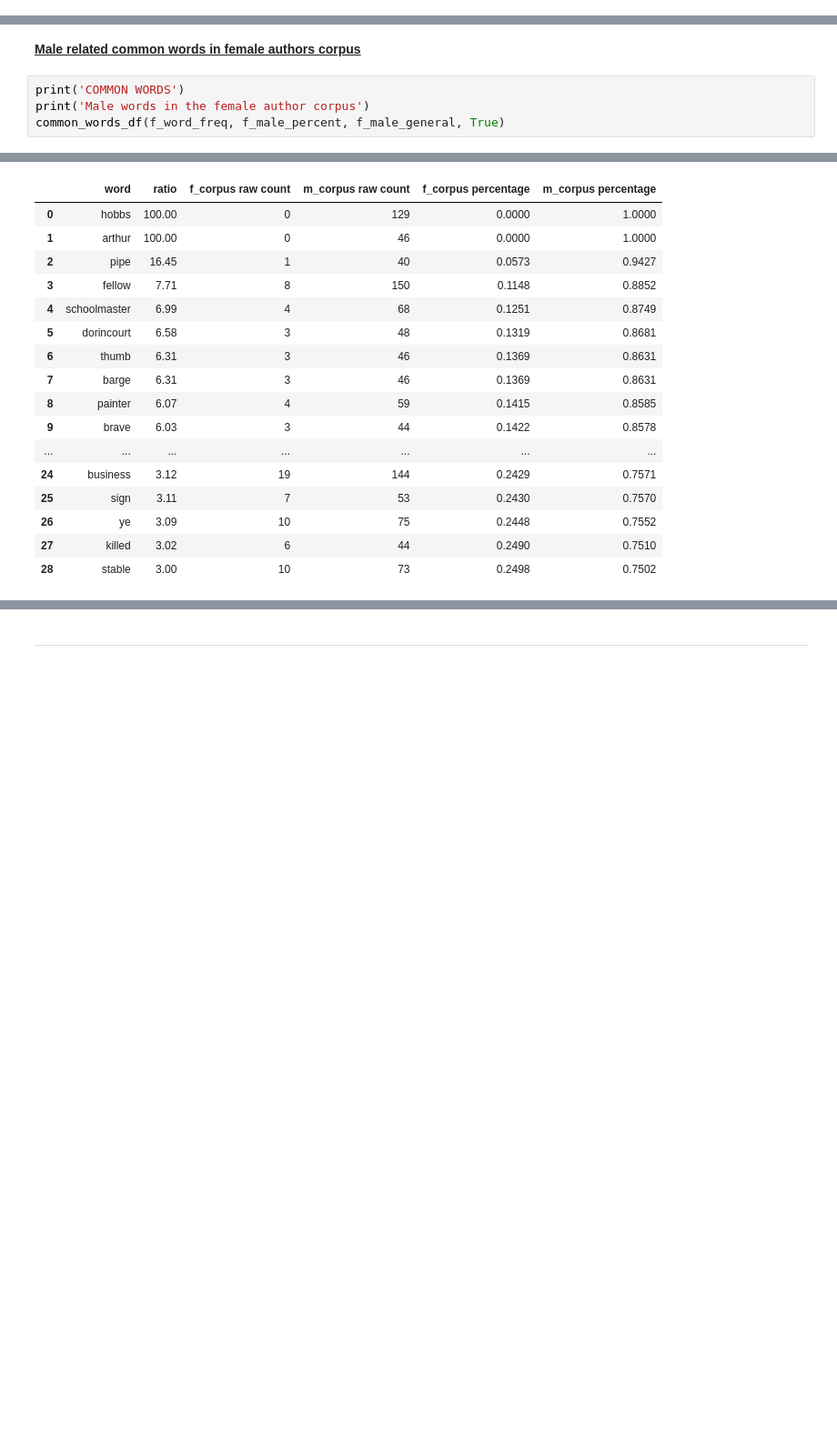
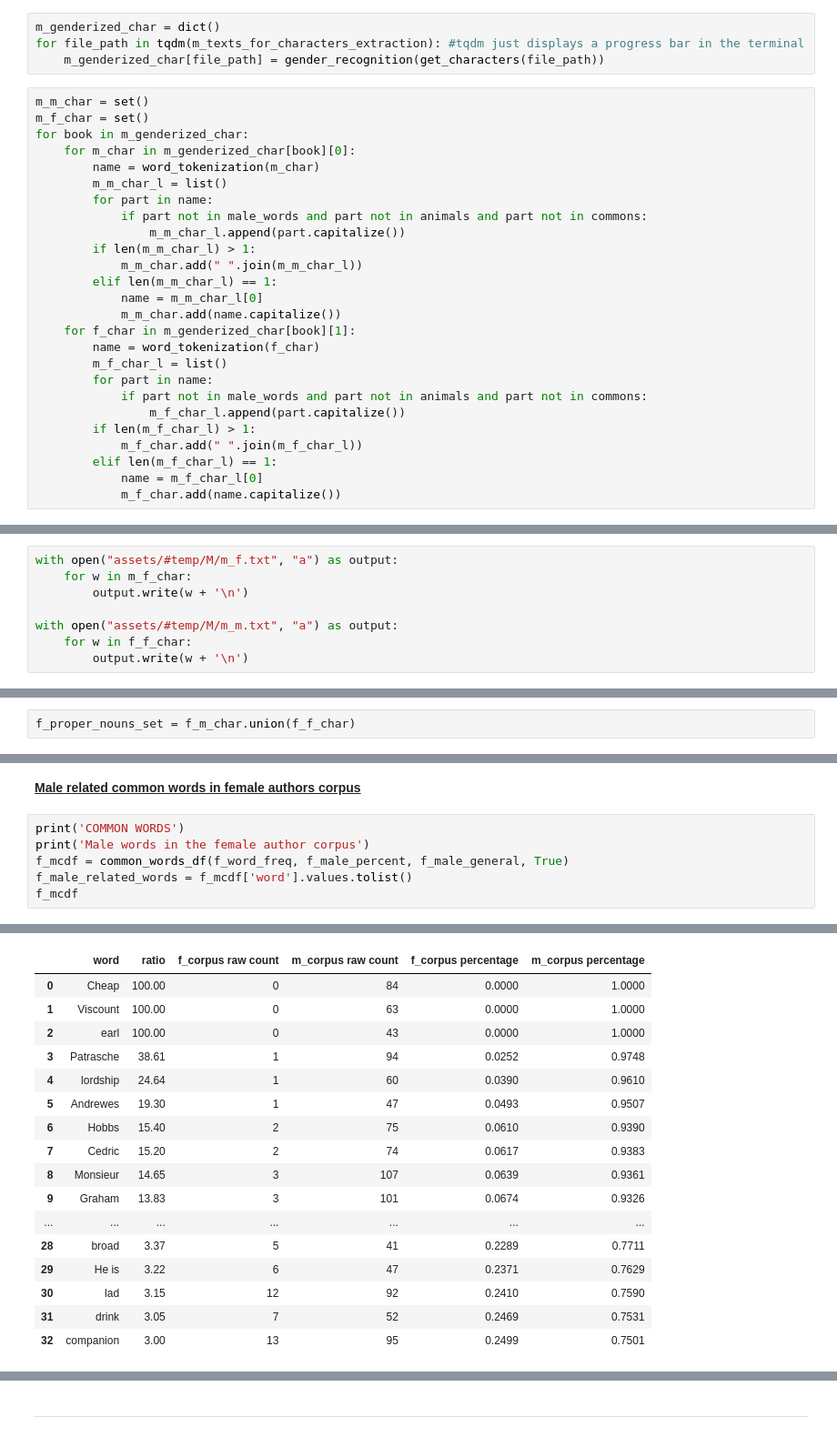
Before and after one commit to gobbykid/corpora_analytics, a Jupyter notebook: analytics.ipynb, the cells around one changed output, grey strips where cells are left out. Shown at 91% size. Drawn from its saved outputs; the diff is of its cells as text; blank space fills up the shorter version.

```diff
--- a/analytics.ipynb
+++ b/analytics.ipynb
@@ -266,0 +350,30 @@ common_ws_list = set(common_ws_list)
+# %%
+m_genderized_char = dict()
+for file_path in tqdm(m_texts_for_characters_extraction): #tqdm just displays a progress bar in the terminal
+    m_genderized_char[file_path] = gender_recognition(get_characters(file_path))
+# %%
+m_m_char = set()
+m_f_char = set()
+for book in m_genderized_char:
+    for m_char in m_genderized_char[book][0]:
+        name = word_tokenization(m_char)
+        m_m_char_l = list()
+        for part in name:
+            if part not in male_words and part not in animals and part not in commons:
+                m_m_char_l.append(part.capitalize())
+        if len(m_m_char_l) > 1:
+            m_m_char.add(" ".join(m_m_char_l))
+        elif len(m_m_char_l) == 1:
+            name = m_m_char_l[0]
+            m_m_char.add(name.capitalize())
+    for f_char in m_genderized_char[book][1]:
+        name = word_tokenization(f_char)
+        m_f_char_l = list()
+        for part in name:
+            if part not in male_words and part not in animals and part not in commons:
+                m_f_char_l.append(part.capitalize())
+        if len(m_f_char_l) > 1:
+            m_f_char.add(" ".join(m_f_char_l))
+        elif len(m_f_char_l) == 1:
+            name = m_f_char_l[0]
+            m_f_char.add(name.capitalize())
@@ -266,0 +382,8 @@ common_ws_list = set(common_ws_list)
+# %%
+with open("assets/#temp/M/m_f.txt", "a") as output:
+    for w in m_f_char:
+        output.write(w + '\n')
+
+with open("assets/#temp/M/m_m.txt", "a") as output:
+    for w in f_f_char:
+        output.write(w + '\n')
@@ -638,6 +776,8 @@ f_proper_nouns_set
 Then, in order to display some statistics about the words used in gendered sentences, we first need to compute a list of the most <span style="color:#F7D6E0">common words in female and male sentences</span> that female authors tend to use inside the texts that compose the related corpus.</br>
 The easiest way to do that is to retrieve our sorted <i>word_freq</i> dictionaries and to take out from these the most common words from the '<u><i>female</i></u>' and '<u><i>male</i></u>' keys.</br>
 From such list we will need to take out all the words used together with a specific gender classification.
+# %%
+f_proper_nouns_set = f_m_char.union(f_f_char)
 # %%
 f_common_words=set([w for w in sorted (f_word_freq['female'],key=f_word_freq['female'].get,reverse=True)[:1000]]+
                     [w for w in sorted (f_word_freq['male'],key=f_word_freq['male'].get,reverse=True)[:1000]])
@@ -708,24 +863,26 @@ Female words in the female author corpus
 # %%
 print('COMMON WORDS')
 print('Male words in the female author corpus')
-common_words_df(f_word_freq, f_male_percent, f_male_general, True)
+f_mcdf = common_words_df(f_word_freq, f_male_percent, f_male_general, True)
+f_male_related_words = f_mcdf['word'].values.tolist()
+f_mcdf
 # %% [output]
 COMMON WORDS
 Male words in the female author corpus
 |  | word | ratio | f_corpus raw count | m_corpus raw count | f_corpus percentage | m_corpus percentage |
-| 0 | hobbs | 100.00 | 0 | 129 | 0.0000 | 1.0000 |
-| 1 | arthur | 100.00 | 0 | 46 | 0.0000 | 1.0000 |
-| 2 | pipe | 16.45 | 1 | 40 | 0.0573 | 0.9427 |
-| 3 | fellow | 7.71 | 8 | 150 | 0.1148 | 0.8852 |
-| 4 | schoolmaster | 6.99 | 4 | 68 | 0.1251 | 0.8749 |
-| 5 | dorincourt | 6.58 | 3 | 48 | 0.1319 | 0.8681 |
-| 6 | thumb | 6.31 | 3 | 46 | 0.1369 | 0.8631 |
-| 7 | barge | 6.31 | 3 | 46 | 0.1369 | 0.8631 |
-| 8 | painter | 6.07 | 4 | 59 | 0.1415 | 0.8585 |
-| 9 | brave | 6.03 | 3 | 44 | 0.1422 | 0.8578 |
+| 0 | Cheap | 100.00 | 0 | 84 | 0.0000 | 1.0000 |
+| 1 | Viscount | 100.00 | 0 | 63 | 0.0000 | 1.0000 |
+| 2 | earl | 100.00 | 0 | 43 | 0.0000 | 1.0000 |
+| 3 | Patrasche | 38.61 | 1 | 94 | 0.0252 | 0.9748 |
+| 4 | lordship | 24.64 | 1 | 60 | 0.0390 | 0.9610 |
+| 5 | Andrewes | 19.30 | 1 | 47 | 0.0493 | 0.9507 |
+| 6 | Hobbs | 15.40 | 2 | 75 | 0.0610 | 0.9390 |
+| 7 | Cedric | 15.20 | 2 | 74 | 0.0617 | 0.9383 |
+| 8 | Monsieur | 14.65 | 3 | 107 | 0.0639 | 0.9361 |
+| 9 | Graham | 13.83 | 3 | 101 | 0.0674 | 0.9326 |
 | ... | ... | ... | ... | ... | ... | ... |
-| 24 | business | 3.12 | 19 | 144 | 0.2429 | 0.7571 |
-| 25 | sign | 3.11 | 7 | 53 | 0.2430 | 0.7570 |
-| 26 | ye | 3.09 | 10 | 75 | 0.2448 | 0.7552 |
-| 27 | killed | 3.02 | 6 | 44 | 0.2490 | 0.7510 |
-| 28 | stable | 3.00 | 10 | 73 | 0.2498 | 0.7502 |
+| 28 | broad | 3.37 | 5 | 41 | 0.2289 | 0.7711 |
+| 29 | He is | 3.22 | 6 | 47 | 0.2371 | 0.7629 |
+| 30 | lad | 3.15 | 12 | 92 | 0.2410 | 0.7590 |
+| 31 | drink | 3.05 | 7 | 52 | 0.2469 | 0.7531 |
+| 32 | companion | 3.00 | 13 | 95 | 0.2499 | 0.7501 |
```
Also changed, not shown: parts of 94 cells of this notebook, 11 other files.
